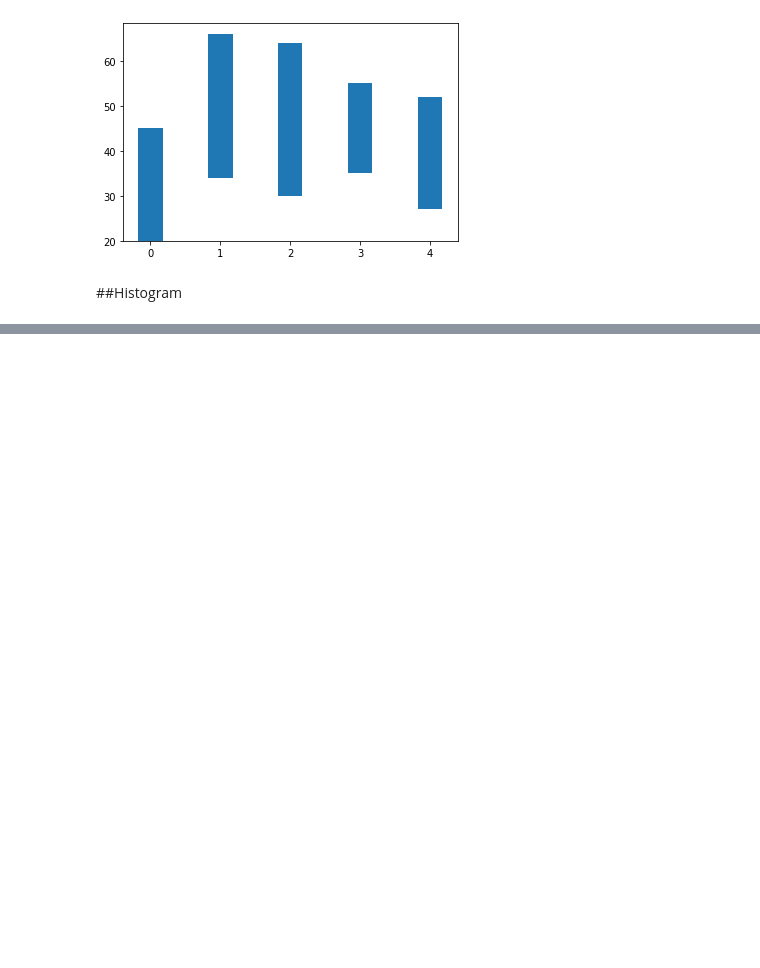
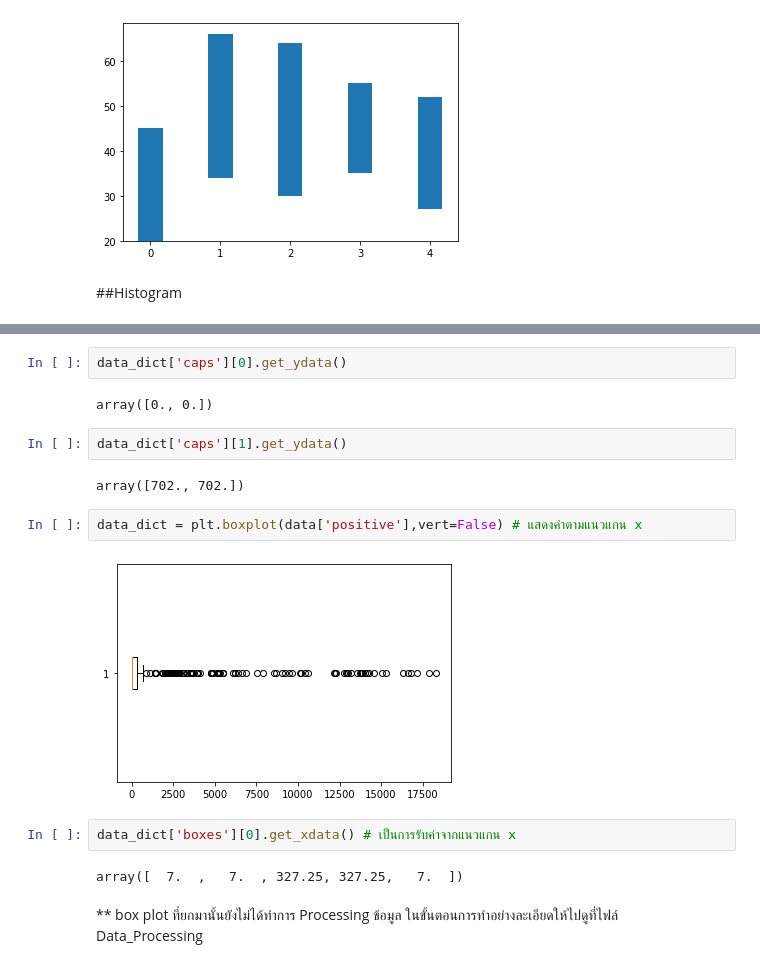
Before and after one commit to kittimaxz/DWDM21, a Jupyter notebook: Data_Visualization.ipynb, the cells around one changed output, grey strips where cells are left out. Cells and saved outputs as stored; diff of their text form; blank space fills up the shorter version.

```diff
--- a/Data_Visualization.ipynb
+++ b/Data_Visualization.ipynb
@@ -325,0 +381,18 @@ array([1., 0., 3., 5., 4., 0., 3., 3., 0., 1.])
+# %%
+data_dict['caps'][0].get_ydata()
+# %% [output]
+array([0., 0.])
+# %%
+data_dict['caps'][1].get_ydata()
+# %% [output]
+array([702., 702.])
+# %%
+data_dict = plt.boxplot(data['positive'],vert=False) # แสดงค่าตามแนวแกน x
+# %% [output]
+[figure, added]
+# %%
+data_dict['boxes'][0].get_xdata() # เป็นการรับค่าจากแนวแกน x
+# %% [output]
+array([  7.  ,   7.  , 327.25, 327.25,   7.  ])
+# %% [markdown]
+** box plot ที่ยกมานั้นยังไม่ได้ทำการ Processing ข้อมูล ในขั้นตอนการทำอย่างละเอียดให้ไปดูที่ไฟล์ Data_Processing
```
Also changed, not shown: parts of 14 cells of this notebook.
